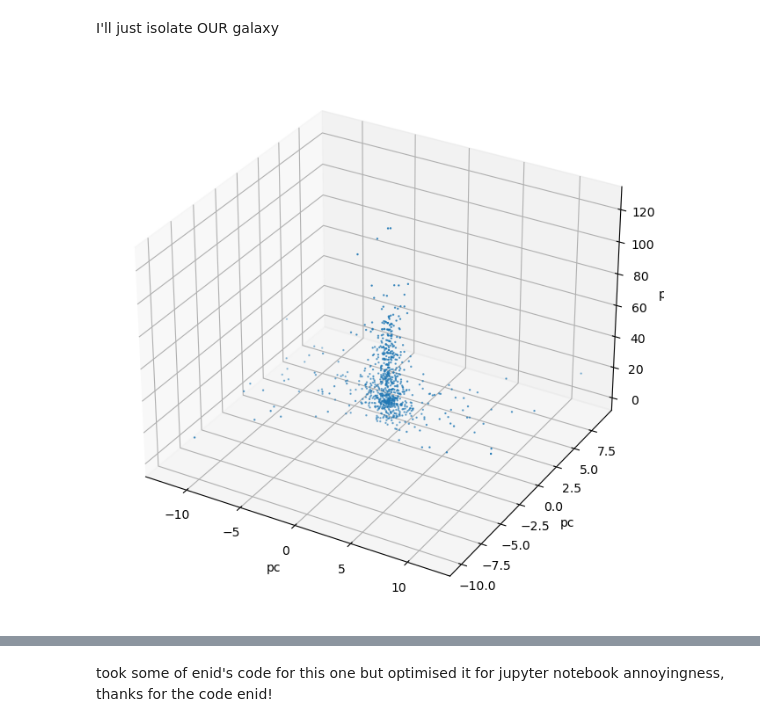
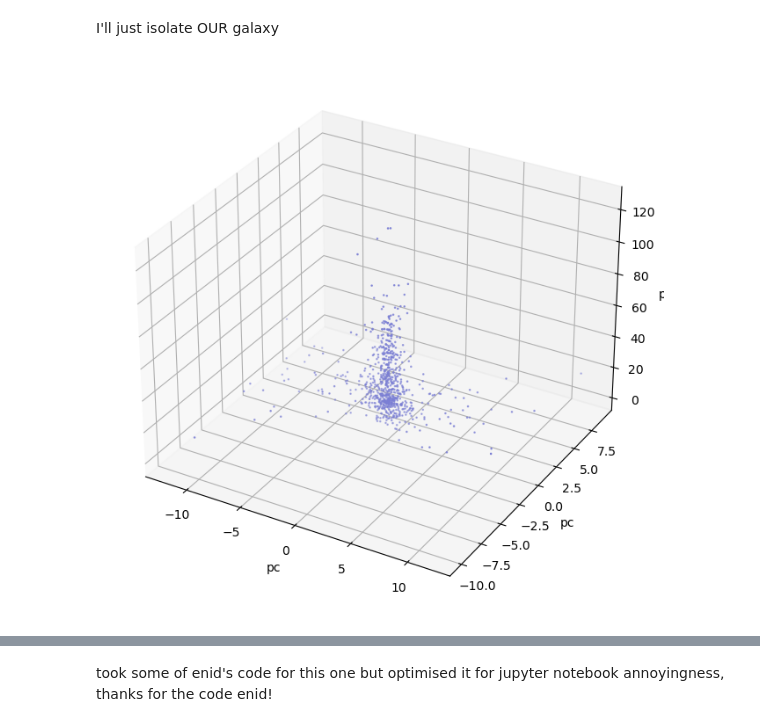
Before and after one commit to nicomii/astro_ladder, a Jupyter notebook: final/welcome.ipynb, the cells around one changed output, grey strips where cells are left out. Drawn from its saved outputs; the diff is of its cells as text; code cells hidden in the pictures.

```diff
--- a/final/welcome.ipynb
+++ b/final/welcome.ipynb
@@ -61,17 +61,17 @@ I'll just isolate OUR galaxy
 # %%
 
 
 closeindexes =  [i for i, x in enumerate(parallax) if x > 0.007] # restriction step
 
 closex = x[closeindexes]; closey = y[closeindexes]; closez = z[closeindexes]; # get the XYZ of close stars
 fig = plt.figure(figsize=(8, 8));  # and now plot
 ax = fig.add_subplot(projection='3d')
-ax.scatter(closex, closey, closez, s=0.5);
+ax.scatter(closex, closey, closez, s=0.7, color="#7b7fd4");
 ax.set_xlabel('pc'); ax.set_ylabel('pc'); ax.set_zlabel('pc');
 
 plt.show()
 # %% [output]
-[figure, old version]
+[figure, new version]
 # %%
 import warnings
 warnings.filterwarnings("ignore", category=RuntimeWarning)
```
Also changed, not shown: parts of 7 cells of this notebook, 8 other files.
